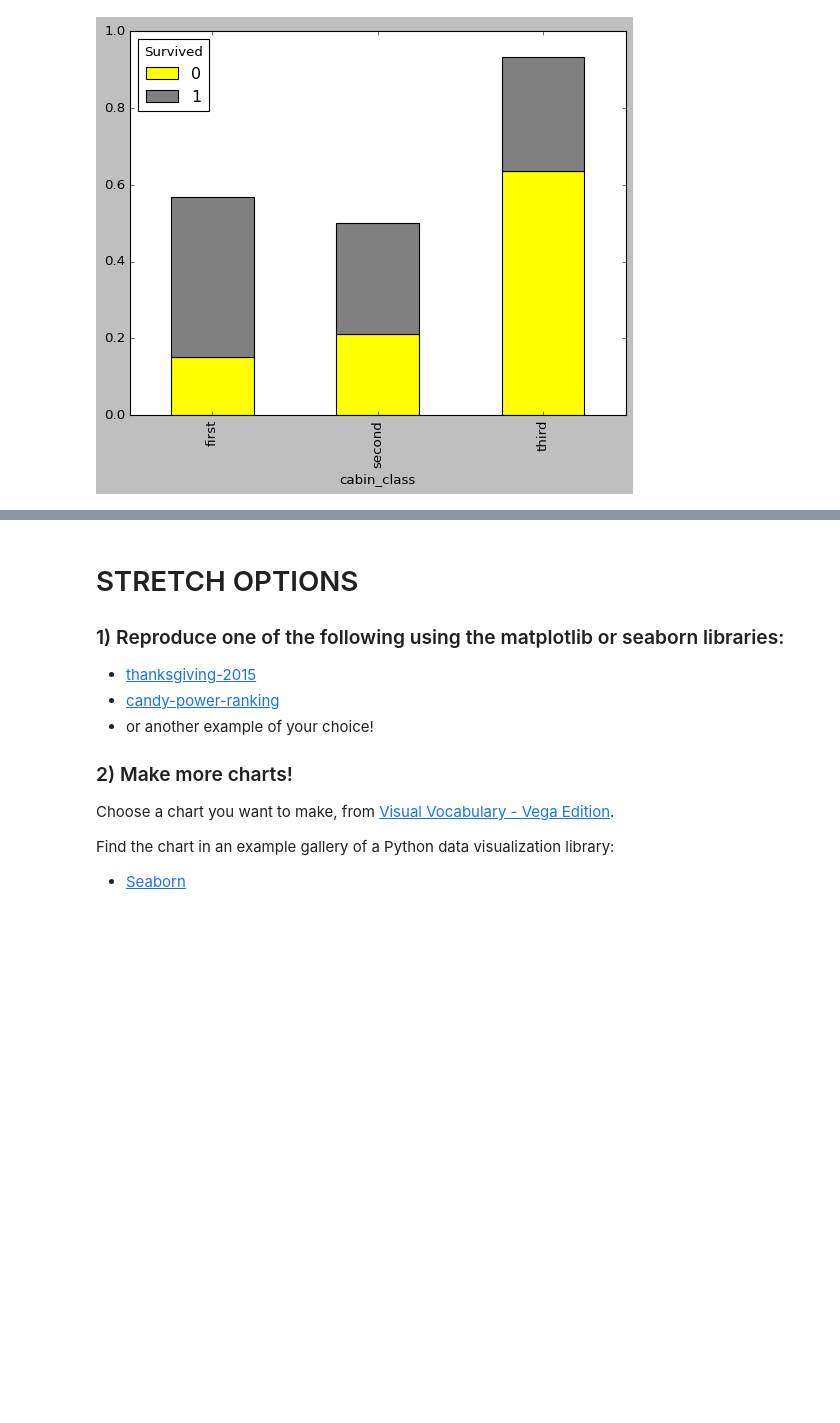
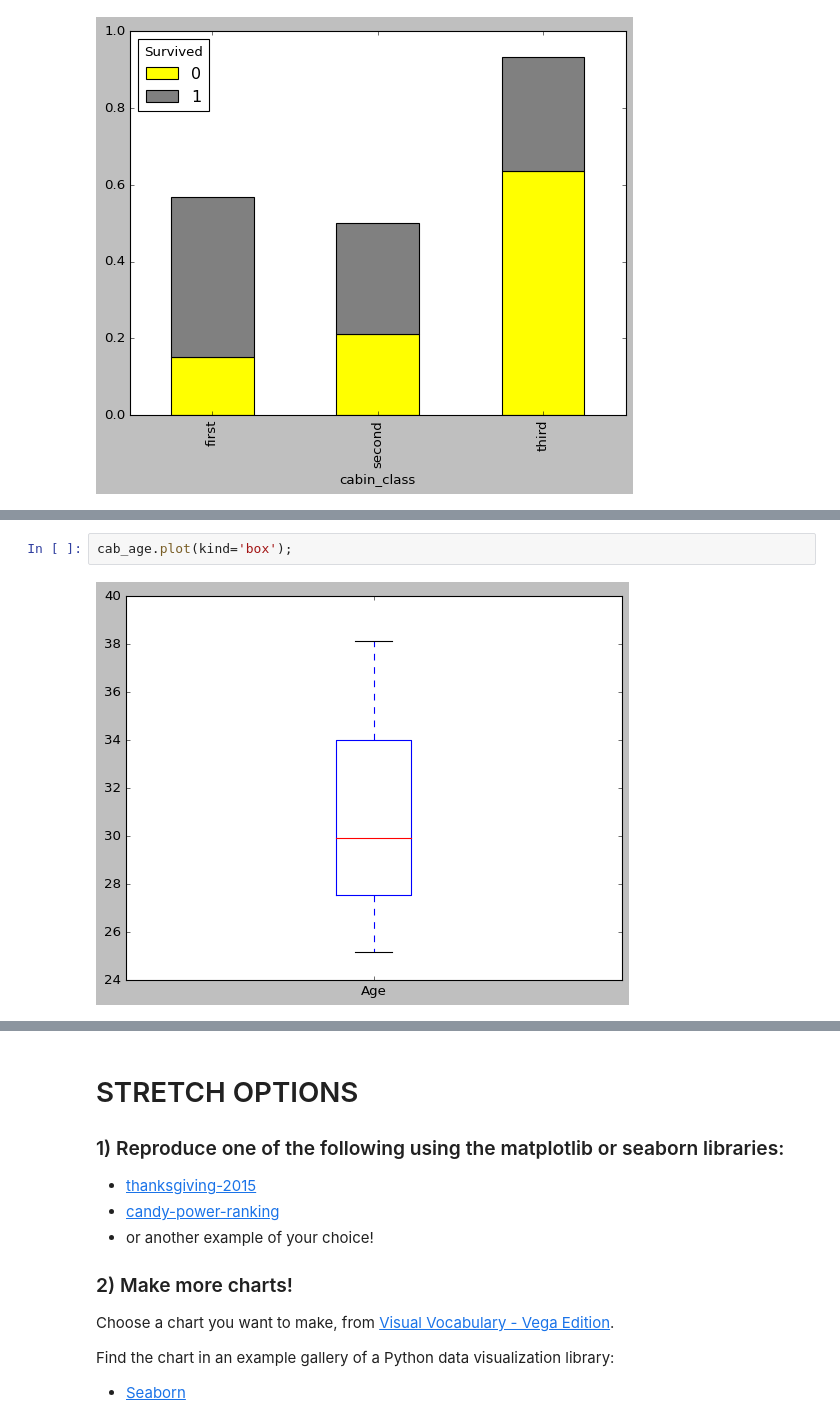
Before and after one commit to ranaharoonkhan/DS-Unit-1-Sprint-1-Data-Wrangling-and-Storytelling, a Jupyter notebook: module4-make-explanatory-visualizations/LS_DS_114_Make_Explanatory_Visualizations_Assignment.ipynb, the cells around one changed output, grey strips where cells are left out. Saved outputs shown, nothing was run; the diff lists cells and outputs as text; blank space fills up the shorter version.

```diff
--- a/module4-make-explanatory-visualizations/LS_DS_114_Make_Explanatory_Visualizations_Assignment.ipynb
+++ b/module4-make-explanatory-visualizations/LS_DS_114_Make_Explanatory_Visualizations_Assignment.ipynb
@@ -133,0 +159,4 @@ cab_death1.plot(kind='bar', stacked=True, color=['yellow', 'gray']);
+# %%
+cab_age.plot(kind='box');
+# %% [output]
+[figure, added]
```
Also changed, not shown: parts of 10 cells of this notebook.
